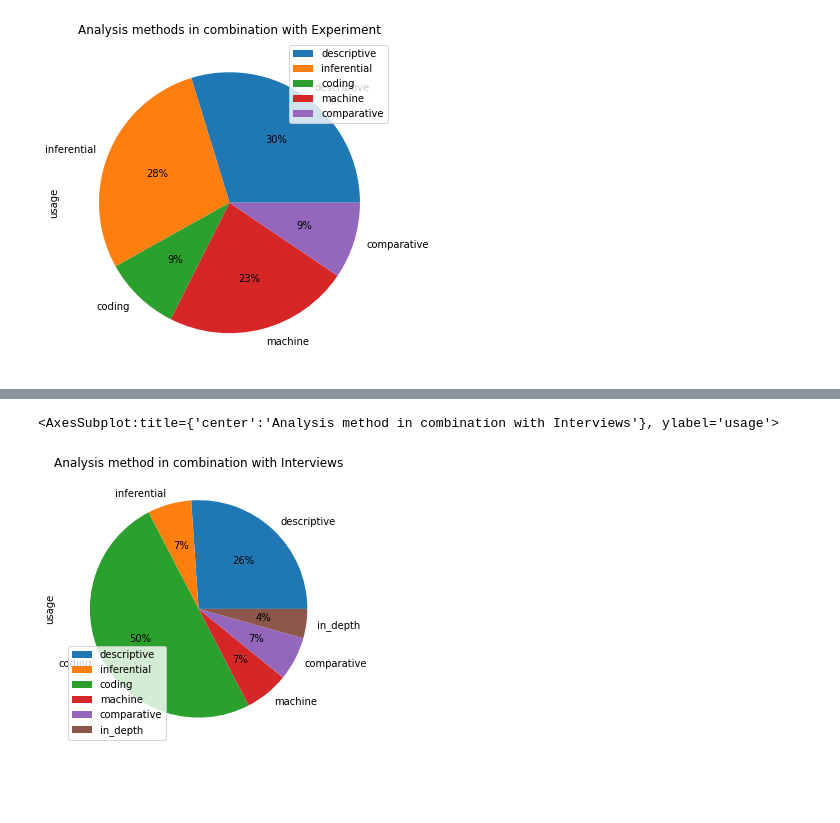
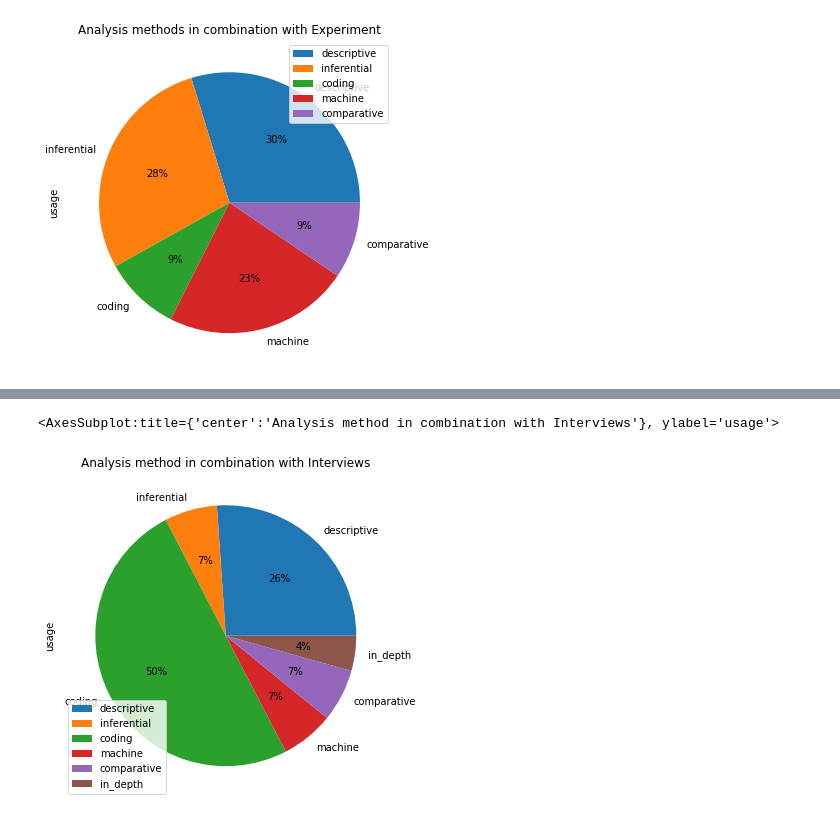
Before and after one commit to fWern/Bachelor-Thesis, a Jupyter notebook: sjoberg_roadmap_questions.ipynb, the cells around one changed output, grey strips where cells are left out. Cells and saved outputs as stored; diff of their text form; code cells hidden in the pictures; blank space fills up the shorter version.

```diff
--- a/sjoberg_roadmap_questions.ipynb
+++ b/sjoberg_roadmap_questions.ipynb
@@ -369,13 +402,13 @@ secondary_research_data.plot(kind='pie', y='usage', autopct='%1.0f%%', figsize=(
 # %%
 methods = []
 amount = []
 interview_data = data[~data['interview'].isnull()]
 for col in range(5, len(interview_data.columns)):
         if interview_data[interview_data.columns[col]].value_counts().sum() != 0:
                 methods.append(interview_data.columns[col])
                 amount.append(interview_data[interview_data.columns[col]].value_counts().sum())
 interview_data = pd.DataFrame({'usage': amount}, index=methods)
-interview_data.plot(kind='pie', y='usage', autopct='%1.0f%%', figsize=(5,5), title="Analysis method in combination with Interviews")
+interview_data.plot(kind='pie', y='usage', autopct='%1.0f%%', figsize=(6,6), title="Analysis method in combination with Interviews")
 # %% [output]
 <AxesSubplot:title={'center':'Analysis method in combination with Interviews'}, ylabel='usage'>
-[figure, old version]
+[figure, new version]
```
Also changed, not shown: parts of 25 cells of this notebook.
